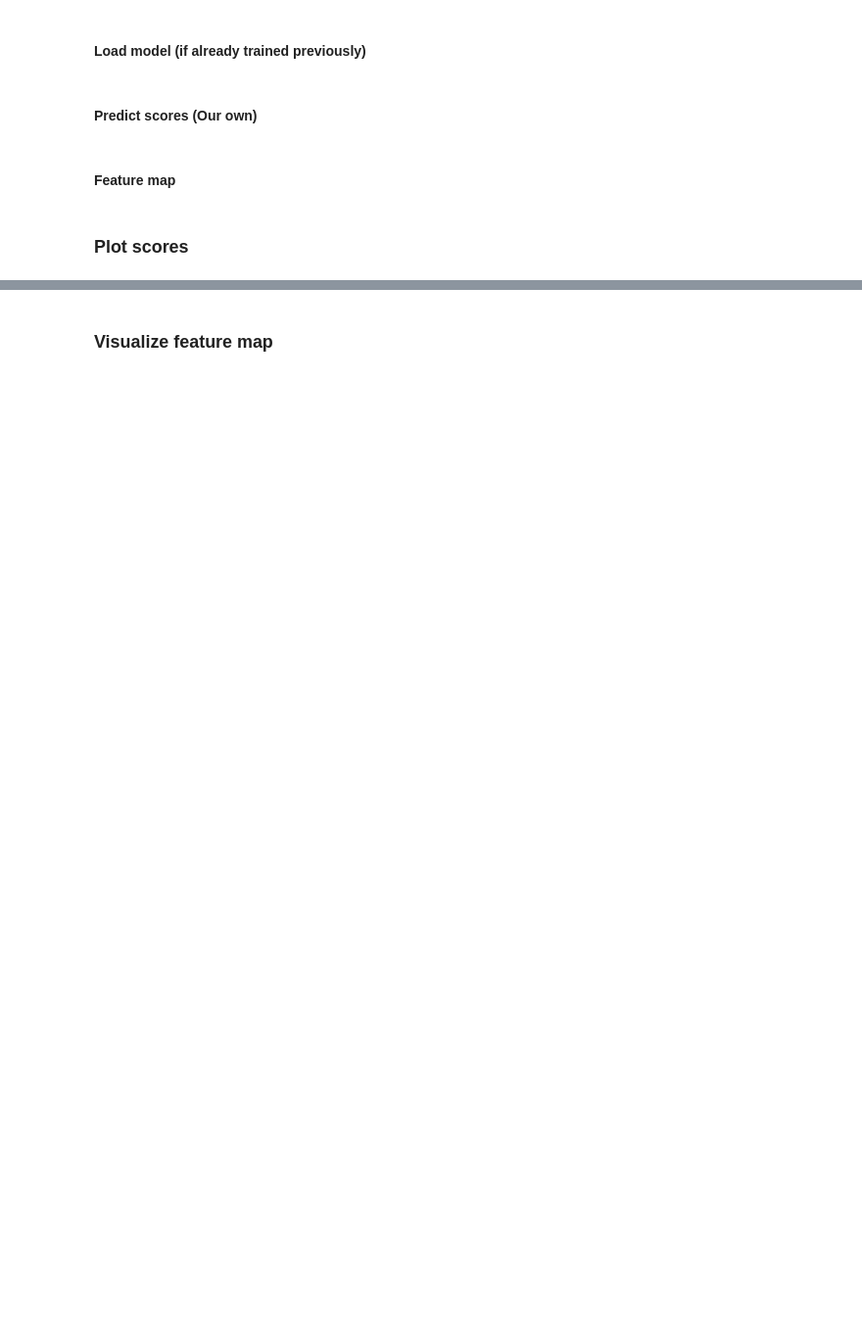
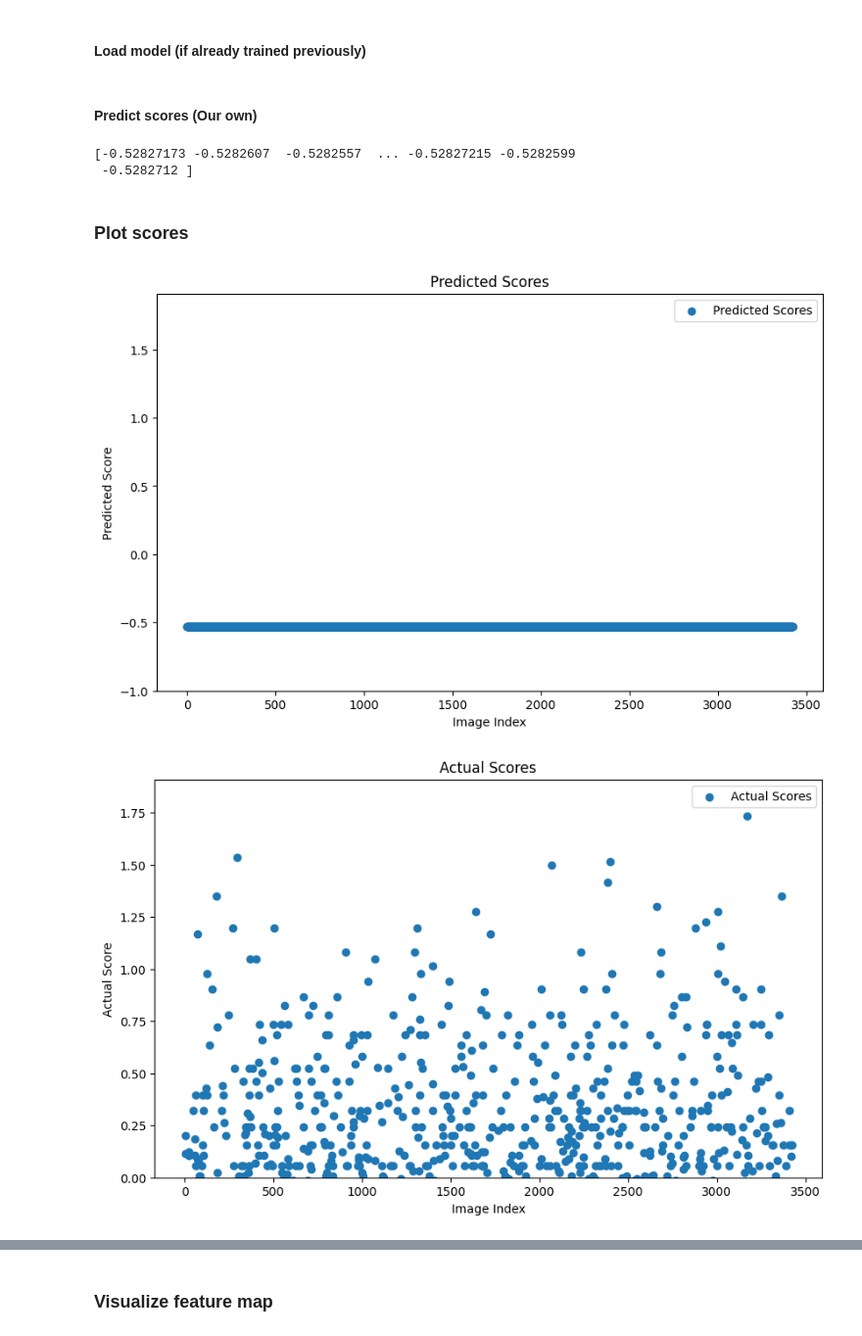
Before and after one commit to ChristofferDreist/RedditUpvotes, a Jupyter notebook: Dataset download.ipynb, the cells around one changed output, grey strips where cells are left out. Shown at 98% size. Cells and saved outputs as stored; diff of their text form; code cells hidden in the pictures; blank space fills up the shorter version.

```diff
--- a/Dataset download.ipynb
+++ b/Dataset download.ipynb
@@ -456,24 +471,11 @@ with torch.no_grad():
         predicted_scores.extend(output.squeeze().cpu().numpy())
 
 # The predicted_scores list will contain the predicted scores for the test images
-# %% [markdown]
-#### Feature map
-# %%
-# Load the trained model
-model = Model()
-model.load_state_dict(torch.load('C:/Users/sebas/OneDrive/Dokumenter/skole/4 Semester/Fagprojekt/Data/saved_model.pth'))
-model.to(device)
-model.eval()
-
-# Make predictions on the test data
-predicted_scores = []
-with torch.no_grad():
-    for data, target in test_loader:
-        data = data.to(device)
-        feature_map, output = model(data.float())
-        predicted_scores.extend(output.squeeze().cpu().numpy())
-
-# The predicted_scores list will contain the predicted scores for the test images
+# %%
+print(predicted_scores)
+# %% [output]
+[-0.52827173 -0.5282607  -0.5282557  ... -0.52827215 -0.5282599
+ -0.5282712 ]
 # %% [markdown]
 ### Plot scores
 # %%
@@ -483,34 +485,37 @@ import matplotlib.pyplot as plt
 # Convert the predicted_scores list to a numpy array
 predicted_scores = np.array(predicted_scores)
 
 # Convert the target scores to a numpy array
 actual_scores = np.array(test_scores)
 
 # Get the maximum value of both predicted and actual scores
 max_score = max(np.max(predicted_scores), np.max(actual_scores))
 
 # Set the same y-axis limits for both plots
 y_min, y_max = 0, max_score * 1.1  # Adjust the factor as needed
 
 # Plotting the predicted scores
 plt.figure(figsize=(10, 6))
 plt.scatter(range(len(predicted_scores)), predicted_scores, label='Predicted Scores')
 plt.xlabel('Image Index')
 plt.ylabel('Predicted Score')
 plt.title('Predicted Scores')
-plt.ylim(y_min, y_max)
+plt.ylim(-1, y_max)
 plt.legend()
 plt.show()
 
 # Plotting the actual scores
 plt.figure(figsize=(10, 6))
 plt.scatter(range(len(actual_scores)), actual_scores, label='Actual Scores')
 plt.xlabel('Image Index')
 plt.ylabel('Actual Score')
 plt.title('Actual Scores')
 plt.ylim(y_min, y_max)
 plt.legend()
 plt.show()
+# %% [output]
+[figure, added]
+[figure, added]
 # %%
 import numpy as np
 import matplotlib.pyplot as plt
```
Also changed, not shown: parts of 14 cells of this notebook.
